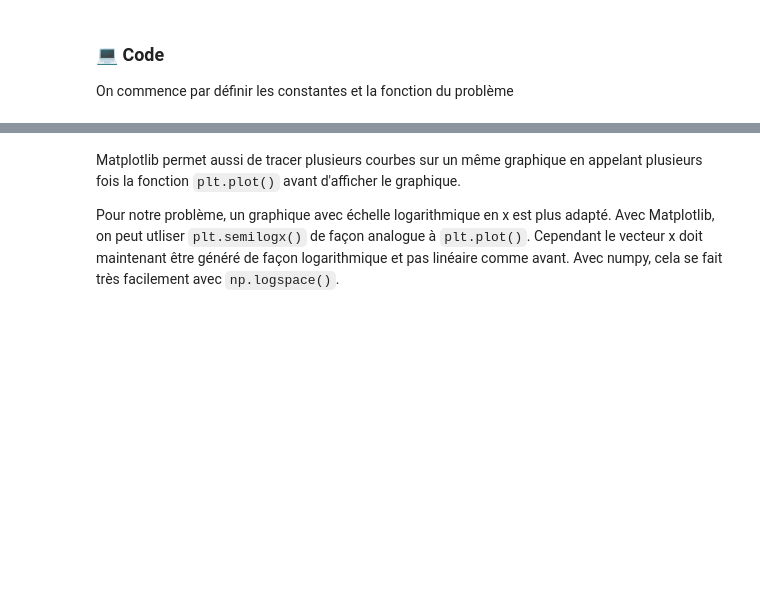
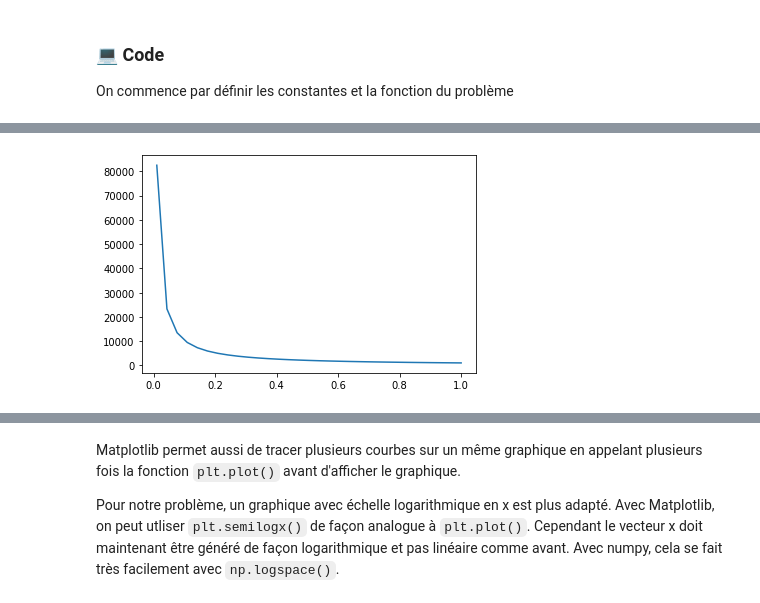
Before and after one commit to gch-poly/gch-python, a Jupyter notebook: theme3/theme3.ipynb, the cells around one changed output, grey strips where cells are left out. Cells and saved outputs as stored; diff of their text form; code cells hidden in the pictures; blank space fills up the shorter version.

```diff
--- a/theme3/theme3.ipynb
+++ b/theme3/theme3.ipynb
@@ -67,26 +73,28 @@ On commence par définir les constantes et la fonction du problème
 import numpy as np
 import matplotlib.pyplot as plt
 
-class constantes():
-    R = 8.314 # J/(K*mol)
-    T_c = 507.5 # K
-    P_c = 30.1 * 1e5 # Pa
-    a = 27/64 * (T_c**2 * R**2) / P_c
-    b = (R * T_c) / (8 * P_c)
+# Définition des constantes du problème
+const = {
+    'R': 8.314, # J/(K*mol)
+    'T_c': 507.5, # K
+    'P_c': 30.1 * 1e5, # Pa
+}
 
-const = constantes()
+const['a'] = 27/64 * (const['T_c']**2 * const['R']**2) / const['P_c']
+const['b'] = (const['R'] * const['T_c']) / (8 * const['P_c'])
 
-T = np.array([0.5,0.75,1,1.5,2]) * const.T_c
+# Création du vecteur qui contient les valeurs de température
+vec_T = np.array([0.5,0.75,1,1.5,2]) * const['T_c']
 
 def fn_van_der_waals(const, T, vec_V):
     """
-    @brief: Équation de Van der Waals sous forme intensive
-    @param:
-        - const: constantes du problème
+    Équation de Van der Waals sous forme intensive
+    Args:
+        - const: dictionnaire des constantes du problème
         - T: température en K
         - vec_V: vecteur des valeurs de V
-    @return:
+    Returns:
         - vec_P: vecteur des valeurs de P
     """
-    vec_P = const.R*T/(vec_V-const.b) - const.a/(vec_V**2)
+    vec_P = const['R']*T/(vec_V-const['b']) - const['a']/(vec_V**2)
     return vec_P
@@ -93 +109,12 @@ def fn_van_der_waals(const, T, vec_V):
+# %%
+T = 127 # K
+# Discrétisation du volume molaire entre 0.01 et 1 avec 31 points
+vec_V = np.linspace(0.01,1,31)
+# Calcul de la pression avec notre fonction
+vec_P = fn_van_der_waals(const, T, vec_V)
+
+plt.plot(vec_V, vec_P) # Ajout de la courbe
+plt.show() # Afficher la figure
+# %% [output]
+[figure, added]
 # %% [markdown]
```
Also changed, not shown: parts of 18 cells of this notebook.
